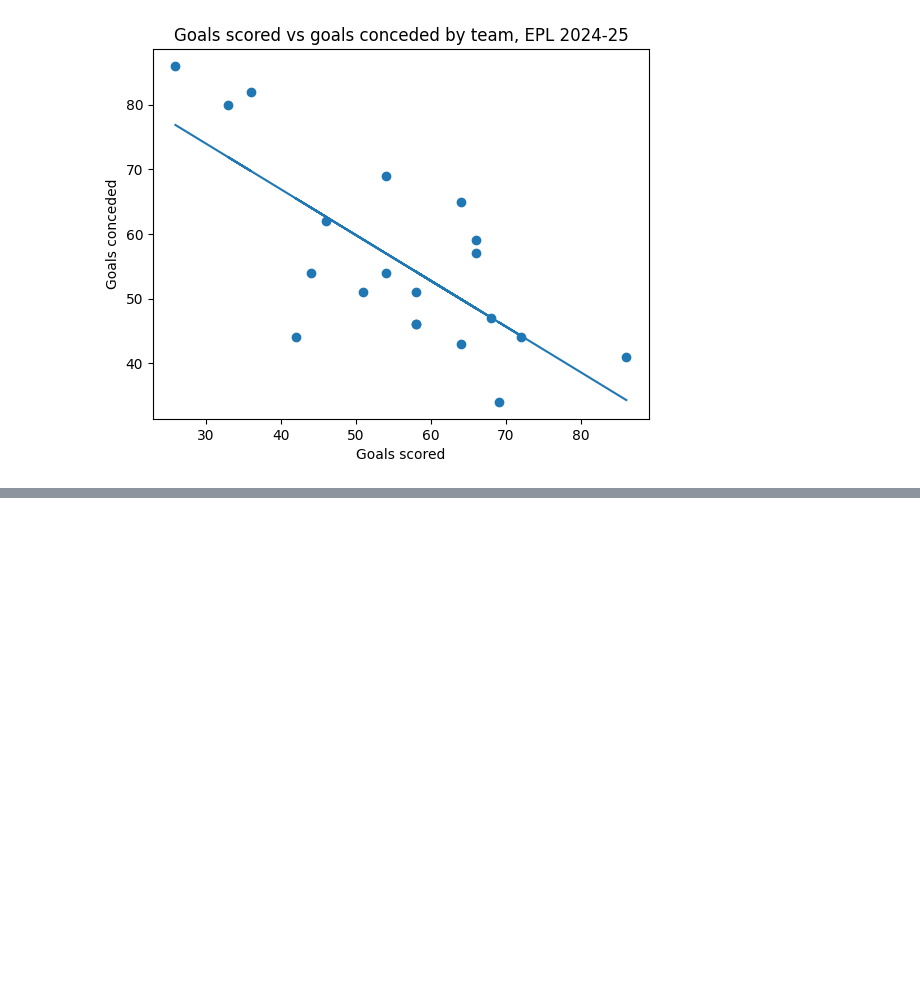
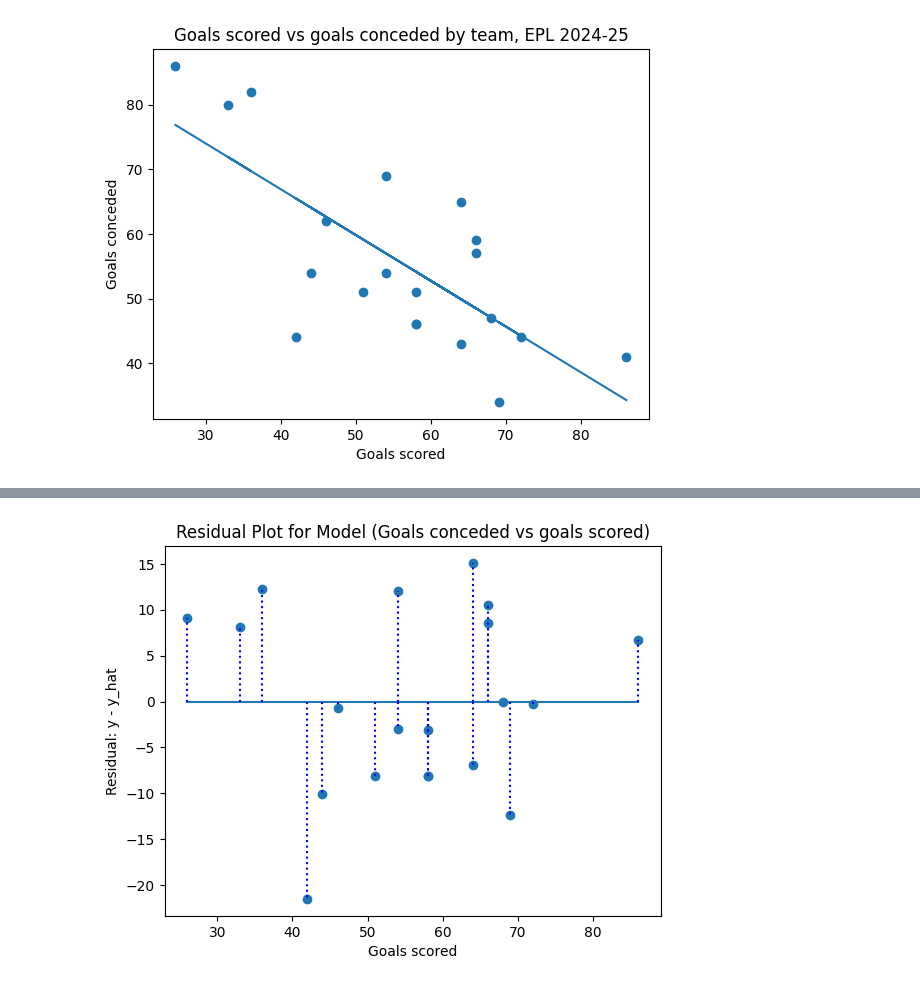
Before and after one commit to guyfrancis/dat1001, a Jupyter notebook: Linear_Regression.ipynb, the cells around one changed output, grey strips where cells are left out. Saved outputs shown, nothing was run; the diff lists cells and outputs as text; code cells hidden in the pictures; blank space fills up the shorter version.

Commit message:
Regression Models

```diff
--- a/Linear_Regression.ipynb
+++ b/Linear_Regression.ipynb
@@ -21,9 +14,10 @@ Now let's add some data and plot it. The data below gives the goals scored (x) a
 Read the code carefully and then run it. The result should be a scatter plot of goals scored versus goals conceded.
 # %%
 import matplotlib.pyplot as plt
+import numpy as np
 
-x=[86, 69, 72, 64, 68, 58, 58, 66, 58, 66, 54, 51, 42, 46, 44, 54, 64, 33, 36, 26]
-y=[41, 34, 44, 43, 47, 51, 46, 59, 46, 57, 54, 51, 44, 62, 54, 69, 65, 80, 82, 86]
+x=np.array([86, 69, 72, 64, 68, 58, 58, 66, 58, 66, 54, 51, 42, 46, 44, 54, 64, 33, 36, 26])
+y=np.array([41, 34, 44, 43, 47, 51, 46, 59, 46, 57, 54, 51, 44, 62, 54, 69, 65, 80, 82, 86])
 
 plt.scatter(x, y)
 plt.show()
@@ -56,8 +48,9 @@ What does the r-value (correlation coefficient) tell you?
 # %%
 from scipy import stats
 
-slope, intercept, r, p, std_err = stats.linregress(x, y)
-print(f"slope: {slope:.3f}")
-print(f"intercept: {intercept:.3f}")
-print(f"r: {r:.3f}")
+m, b, r, p, std_err = stats.linregress(x, y)
+print(f"slope (m): {m:.3f}")
+print(f"intercept (b): {b:.3f}")
+print(f"Correlation coefficient (r): {r:.3f}")
+print(f"Standard error: {std_err:.3f}")
 # %% [output]
@@ -71,9 +74,6 @@ Let's plot the scatter plot and the regression line on the same axes to see what
 # %%
-def predict(x):
-  return slope * x + intercept
-
-model_data = list(map(predict, x))
-plt.plot(x, model_data)
+y_hat = m*x+b
+plt.plot(x, y_hat)
 plt.scatter(x, y)
 plt.xlabel("Goals scored")
 plt.ylabel("Goals conceded")
@@ -105,0 +111,15 @@ Find another set of data online that gives goals or points scored versus concede
+# %%
+# Create residuals
+residuals = y-y_hat
+
+# Plot residuals
+plt.scatter(x, residuals)
+plt.plot([x.min(), x.max()], [0,0])
+for i in range(len(residuals)):
+    plt.plot([x[i], x[i]], [0, residuals[i]], ':b')
+plt.title("Residual Plot for Model (Goals conceded vs goals scored)")
+plt.xlabel("Goals scored")
+plt.ylabel("Residual: y - y_hat")
+plt.show()
+# %% [output]
+[figure, added]
```
Also changed, not shown: parts of 13 cells of this notebook, 3 other files.
